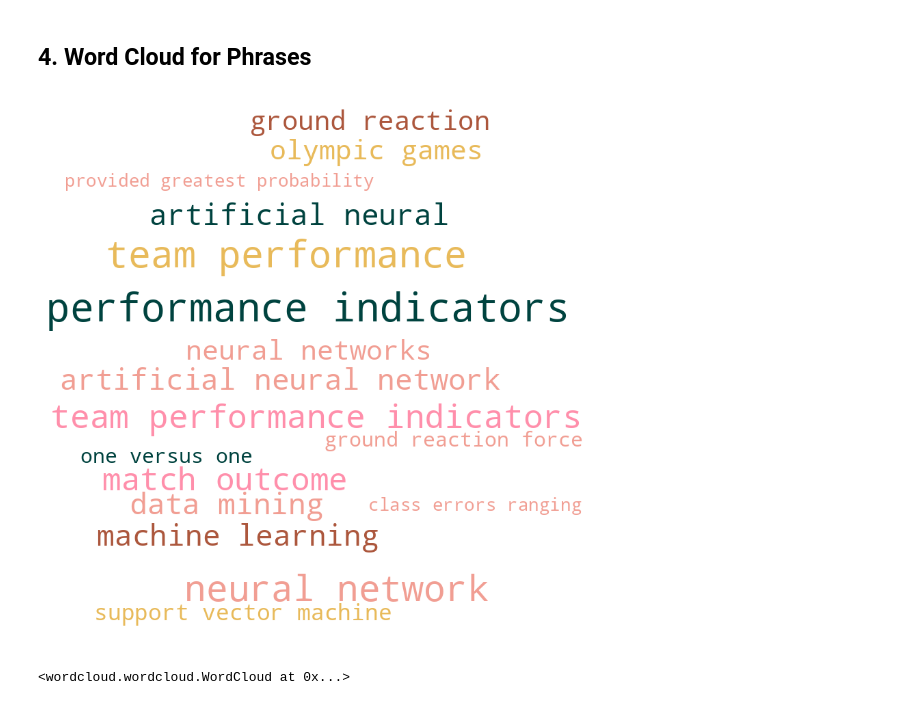
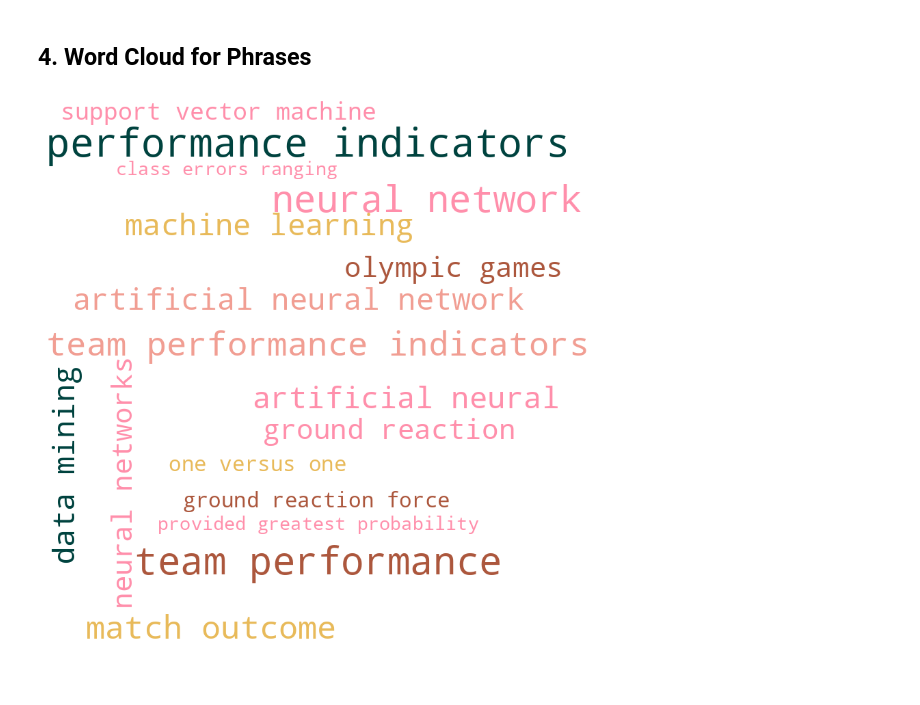
Before and after one commit to Matt17BR/ml4ds2324_topic_modeling, a Jupyter notebook: scripts/word_clouds.ipynb, the cells around one changed output. Saved outputs shown, nothing was run; the diff lists cells and outputs as text; code cells hidden in the pictures.

```diff
--- a/scripts/word_clouds.ipynb
+++ b/scripts/word_clouds.ipynb
@@ -119,21 +122,24 @@ wordcloud_TA.to_file(os.path.join('..','figures','wordcloud_TA.png'))
 # %%
 ingredients = ['performance indicators', 'team performance', 'neural network',
              'match outcome', 'machine learning', 'data mining', 'artificial neural', 'olympic games', 'neural networks', 'ground reaction',
              'team performance indicators', 'artificial neural network', 'support vector machine', 'one versus one', 'ground reaction force',
              'class errors ranging', 'provided greatest probability']
 frequencies = [14, 13, 12, 9, 8, 8, 8, 7, 7, 7, 10, 8, 5, 4, 4, 3, 3]
 
 d = dict(zip(ingredients, frequencies))
 
 wordcloud_phrases = WordCloud(width=800, height=800,
                       background_color='white',
-                      color_func=pink_color_func,collocations=False).generate_from_frequencies(d)
+                      color_func=pink_color_func,
+                      random_state=123,
+                      collocations=False).generate_from_frequencies(d)
+
+wordcloud_phrases.to_file(os.path.join('..','figures','wordcloud_phrases.png'))
+
 plt.figure(figsize=(8, 8), facecolor=None)
 plt.imshow(wordcloud_phrases, interpolation="bilinear")
 plt.axis("off")
 plt.tight_layout(pad=0)
 plt.show()
-wordcloud_phrases.to_file(os.path.join('..','figures','wordcloud_phrases.png'))
 # %% [output]
-[figure, old version]
+[figure, new version]
-<wordcloud.wordcloud.WordCloud at 0x...>
```
Also changed, not shown: parts of 3 cells of this notebook, 5 other files.
